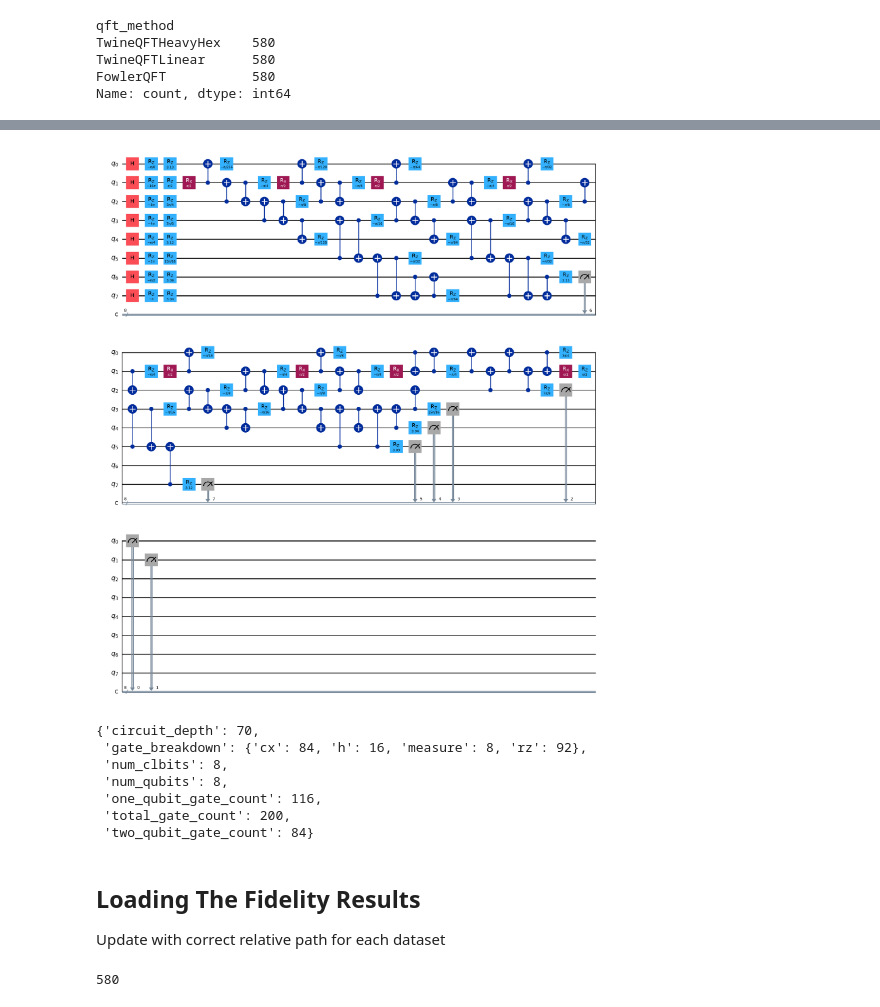
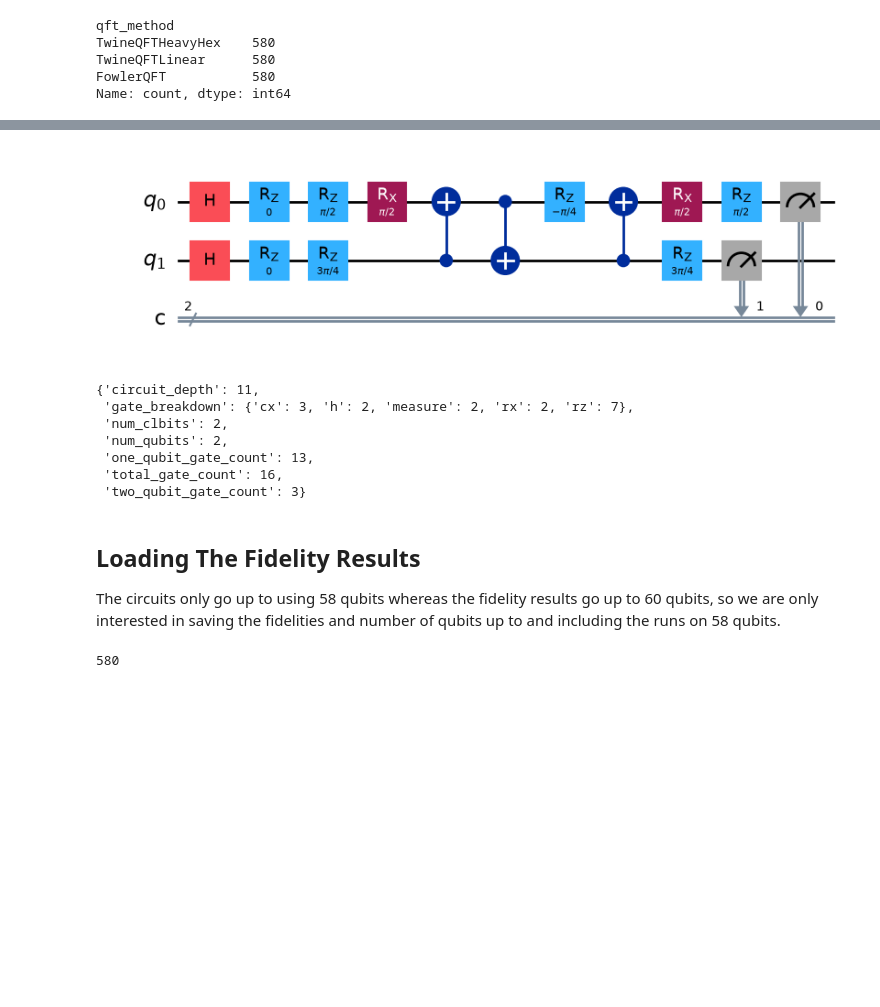
Before and after one commit to afitzpa8/research-parityqc-compiler-investigation, a Jupyter notebook: load_circuits.ipynb, the cells around one changed output, grey strips where cells are left out. Saved outputs shown, nothing was run; the diff lists cells and outputs as text; code cells hidden in the pictures; blank space fills up the shorter version.

Commit message:
new script to compile circuits using qiskit and simulator, updates to load_circuits files to load data correctly (only up to 58 qubits)

```diff
--- a/load_circuits.ipynb
+++ b/load_circuits.ipynb
@@ -6,4 +6,13 @@ import pprint
 from qiskit.qasm3 import loads
 import pandas as pd
 import csv
+# %%
+# Load in data
+from pathlib import Path
+
+notebook_dir = Path.cwd()
+circuit_data = notebook_dir/ "parity_qc_data" / "circuit_data_fo.json.gz"
+fowler_data = notebook_dir / "parity_qc_data" / "fowler_qft_default_data.csv"
+heavyhex_data = notebook_dir / "parity_qc_data" / "ibm_boston_heavy_hex_free_layouts_dd.csv"
+linear_data = notebook_dir / "parity_qc_data" / "linear_twine_qft_default_data.csv"
 # %% [markdown]
@@ -11,5 +22,5 @@ These circuits are the circuits that use Fire Opal. Circuit Ids are from 0 to 57
 # %%
-circuit_df = qft.process_qft_experiments(".../parity_qc_data/circuit_data_fo.json.gz")
+circuit_df = qft.process_qft_experiments(circuit_data)
 # %%
 print(circuit_df)
 # %% [output]
@@ -65,32 +76,24 @@ rz(3*pi/4) q[1];
 c[0] = measure q[0];
 c[1] = measure q[1];
 # %%
-lc.plot_circuit(circuit_df, id_number=70, qft_method='TwineQFTHeavyHex')
+lc.plot_circuit(circuit_df, id_number=0, qft_method='TwineQFTHeavyHex')
 # %% [output]
-[figure, old version]
+[figure, new version]
 # %%
-# 1. Grab the OpenQASM string using your relative filtering method
-# (e.g., Target the 0th circuit of the FowlerQFT method)
-filtered_df = circuit_df[circuit_df['qft_method'] == 'FowlerQFT']
-qasm_string = filtered_df.iloc[70]['transpiled_circuit']
-
-# 2. Convert text string to Qiskit Circuit object
-circuit_obj = loads(qasm_string)
-
-# 3. Analyse the circuit
-circuit_metrics = lc.analyse_circuit_parameters(circuit_obj)
+#Analyse the circuit
+circuit_metrics = lc.analyse_circuit_parameters(circuit)
 
 pprint.pprint(circuit_metrics)
 # %% [output]
-{'circuit_depth': 70,
- 'gate_breakdown': {'cx': 84, 'h': 16, 'measure': 8, 'rz': 92},
- 'num_clbits': 8,
- 'num_qubits': 8,
- 'one_qubit_gate_count': 116,
- 'total_gate_count': 200,
- 'two_qubit_gate_count': 84}
+{'circuit_depth': 11,
+ 'gate_breakdown': {'cx': 3, 'h': 2, 'measure': 2, 'rx': 2, 'rz': 7},
+ 'num_clbits': 2,
+ 'num_qubits': 2,
+ 'one_qubit_gate_count': 13,
+ 'total_gate_count': 16,
+ 'two_qubit_gate_count': 3}
 # %% [markdown]
 ## Loading The Fidelity Results
 
-Update with correct relative path for each dataset
+The circuits only go up to using 58 qubits whereas the fidelity results go up to 60 qubits, so we are only interested in saving the fidelities and number of qubits up to and including the runs on 58 qubits.
 # %%
```
Also changed, not shown: parts of 13 cells of this notebook, 3 other files.
